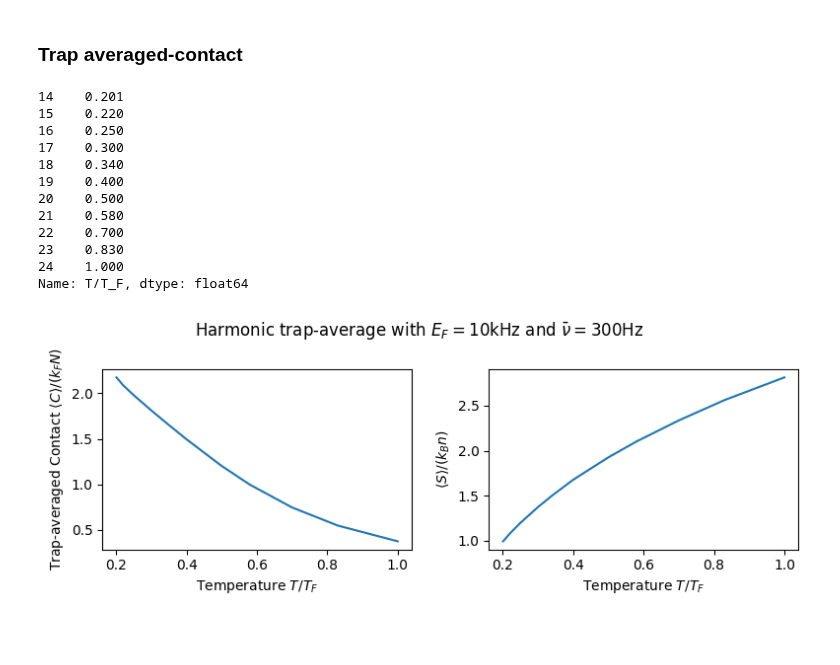
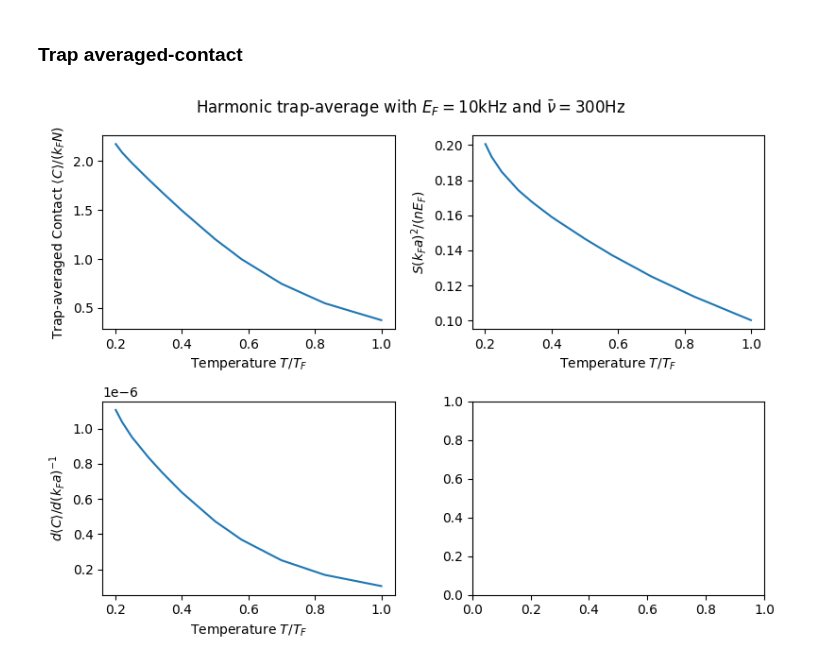
Before and after one commit to colinjdale/ChiPyLab, a Jupyter notebook: examples/plot_unitary_fermi_gas.ipynb, the cells around one changed output. Saved outputs shown, nothing was run; the diff lists cells and outputs as text; code cells hidden in the pictures; blank space fills up the shorter version.

```diff
--- a/examples/plot_unitary_fermi_gas.ipynb
+++ b/examples/plot_unitary_fermi_gas.ipynb
@@ -32,63 +32,69 @@ plt.show()
 # %% [markdown]
 ### Trap averaged-contact
 # %%
-from amo.unitary_fermi_gas import calc_contact
+from amo.unitary_fermi_gas import trap_averaged_contact, trap_averaged_contact_slope
+from amo.luttinger_ward_calculations import scale_susceptibility
 import pandas as pd
 
-df = pd.read_csv(os.path.join('..', 'data', 'luttward-thermodyn.txt'), skiprows=4, sep=' ')
-# df[ylabel] = df['s/(k_B*n)'] * 3*np.pi**2  # contact density c/(k_F n) = C/k_F^4 * (3 pi^2)
+file = 'luttward-thermodyn.txt'
+df = pd.read_csv(os.path.join('..', 'data', file), skiprows=4, sep=' ')
 
 df = df[df['T/T_F'] < 1.2]
 df = df[df['T/T_F'] > 0.18]
 
 ToTFs = df['T/T_F']
-print(ToTFs)
 
 # ToTFs = np.linspace(0.1, 1.0, 50)
 EF = 10e3  # Hz
 barnu = 300  # Hz
 
-Cs = np.array([calc_contact(*arg) for arg in zip(ToTFs,
+Cs = np.array([trap_averaged_contact(*arg) for arg in zip(ToTFs,
         EF * np.ones_like(ToTFs), barnu * np.ones_like(ToTFs))])
 
-Ss = df['s/(k_B*n)']
+file = 'sumrule-bulk-ufg.txt'
+df = pd.read_csv(os.path.join('..', 'data', file), skiprows=3, sep=' ')
+df_label = 'S(T)(k_Fa)^2/(n*EF)'
+
+df = df[df['T/T_F'] < 1.2]
+df = df[df['T/T_F'] > 0.18]
+
+Ss = df[df_label]
+
+Cslopes = np.array([trap_averaged_contact_slope(*arg) for arg in zip(ToTFs,
+        EF * np.ones_like(ToTFs), barnu * np.ones_like(ToTFs))])
-# %% [output]
-14    0.201
-15    0.220
-16    0.250
-17    0.300
-18    0.340
-19    0.400
-20    0.500
-21    0.580
-22    0.700
-23    0.830
-24    1.000
-Name: T/T_F, dtype: float64
 # %%
-fig, axs = plt.subplots(1, 2, figsize=(8, 3))
+fig, axes = plt.subplots(2, 2, figsize=(8, 6))
+axs = axes.flatten()
 fig.suptitle(r"Harmonic trap-average with $E_F=$" + f"{EF/1e3:.0f}kHz" \
              + r" and $\bar\nu=$" + f"{barnu:.0f}Hz")
 
 ## Trap-averaged contact
 ax = axs[0]
 xlabel = r'Temperature $T/T_F$'
 ylabel = r'Trap-averaged Contact $\langle C \rangle/(k_F N)$'
 
 ax.set(xlabel=xlabel, ylabel=ylabel)
 ax.plot(ToTFs, Cs)
 
 
-## Trap-averaged susceptibility
+## Scale susceptibility
 ax = axs[1]
-ylabel = r'$\langle S \rangle/(k_B n)$'
+ylabel = r'$S(k_F a)^2/(n E_F)$'
 
 ax.set(xlabel=xlabel, ylabel=ylabel)
 ax.plot(ToTFs, Ss)
 
 
+## Trap-averaged contact slope
+ax = axs[2]
+ylabel = r'$d\langle C \rangle/d(k_F a)^{-1}$'
+
+ax.set(xlabel=xlabel, ylabel=ylabel)
+ax.plot(ToTFs, Cslopes)
+
+
 fig.tight_layout()
 
 plt.show()
 # %% [output]
-[figure, old version]
+[figure, new version]
```
Also changed, not shown: 3 other files.
